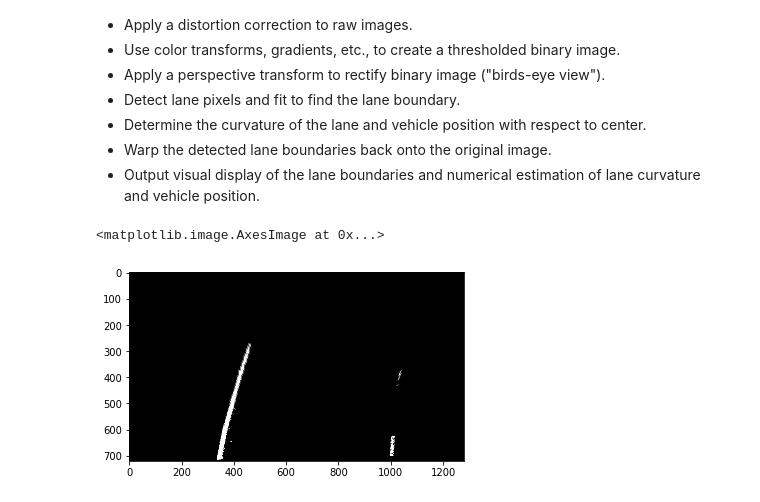
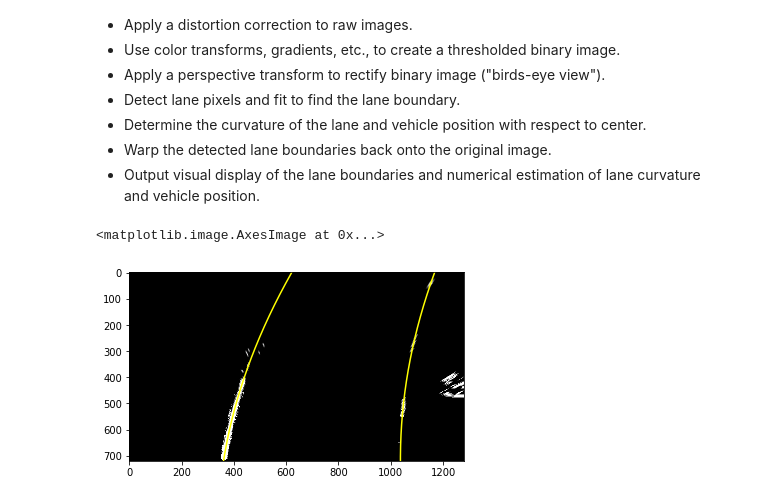
Before and after one commit to GarrisonJ/Lane-Detection-System, a Jupyter notebook: Lane-Detection-System.ipynb, the cells around one changed output. Cells and saved outputs as stored; diff of their text form; code cells hidden in the pictures.

Commit message:
Fit polynomial to lane points

```diff
--- a/Lane-Detection-System.ipynb
+++ b/Lane-Detection-System.ipynb
@@ -209,13 +397,23 @@ transform_single(undistorted_images[4])
 # %%
 images = list(map(cv2.imread, glob.glob('test_images/*.jpg')))
 
 undistorted_images = undistort_images( images )
 
 threashold_images = create_binary_threashold_images( undistorted_images )
 
 birds_eye_images = transform_to_birds_eye( threashold_images )
 
-plt.imshow(birds_eye_images[4], cmap='gray')
+img = birds_eye_images[1]
+
+leftx, lefty, rightx, righty = find_lane_pixels(img)
+
+left_fitx, right_fitx, ploty = fit_polynomial(img, leftx, lefty, rightx, righty)
+
+plt.plot(left_fitx, ploty, color='yellow')
+plt.plot(right_fitx, ploty, color='yellow')
+plt.imshow(img, cmap='gray')
+
+# plt.imshow(birds_eye_images[4], cmap='gray')
 # %% [output]
 <matplotlib.image.AxesImage at 0x...>
-[figure, old version]
+[figure, new version]
```
Also changed, not shown: parts of 4 cells of this notebook.
